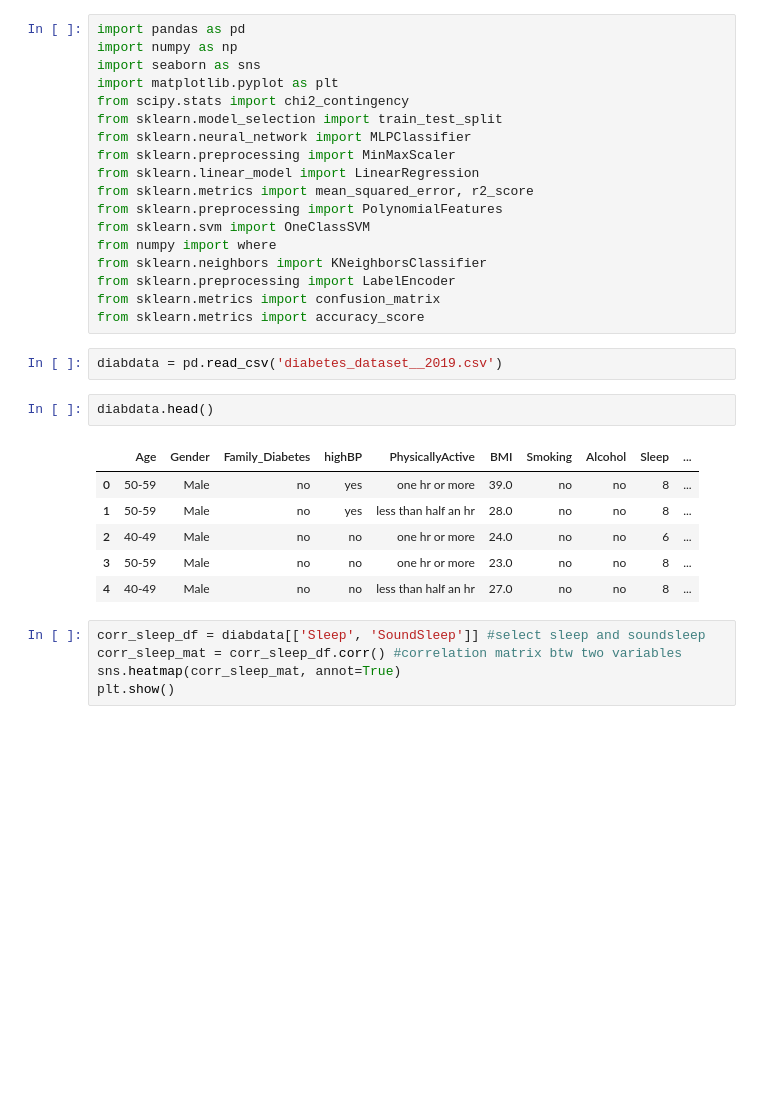
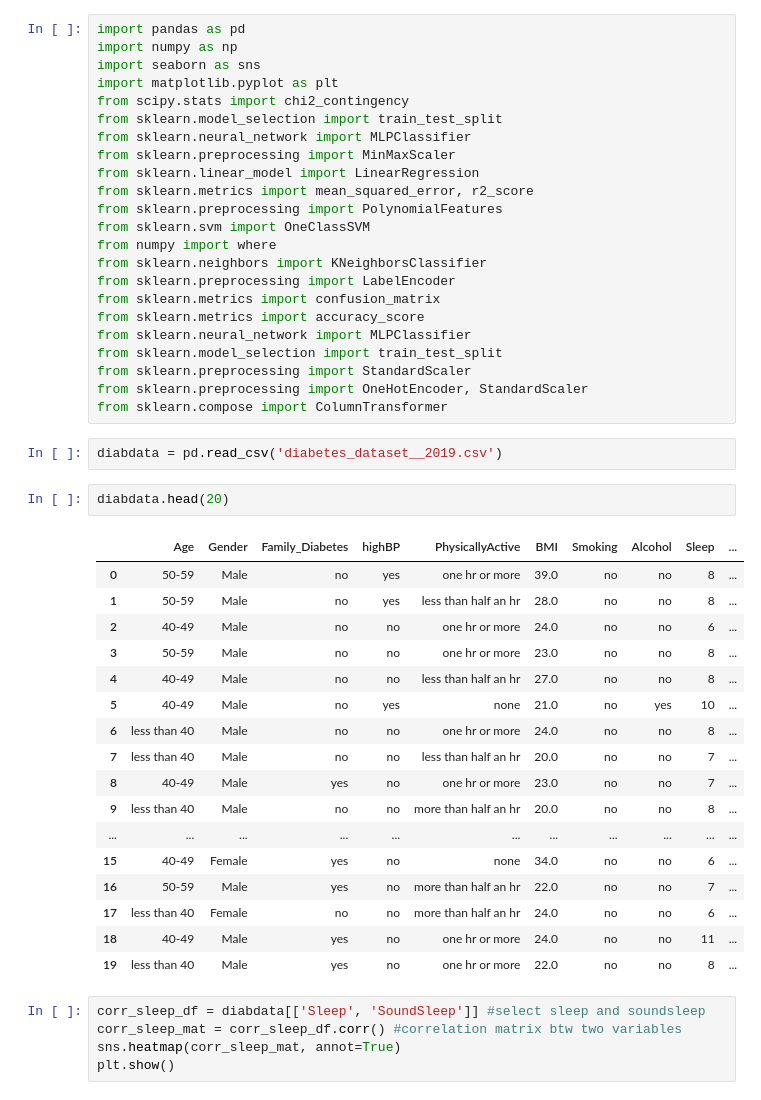
Before and after one commit to MartinYossifov/ECS-171-Project, a Jupyter notebook: ECS171Proj.ipynb, the cells around one changed output. Cells and saved outputs as stored; diff of their text form; blank space fills up the shorter version.

```diff
--- a/ECS171Proj.ipynb
+++ b/ECS171Proj.ipynb
@@ -16,17 +16,33 @@ from sklearn.neighbors import KNeighborsClassifier
 from sklearn.preprocessing import LabelEncoder
 from sklearn.metrics import confusion_matrix
 from sklearn.metrics import accuracy_score
+from sklearn.neural_network import MLPClassifier
+from sklearn.model_selection import train_test_split
+from sklearn.preprocessing import StandardScaler
+from sklearn.preprocessing import OneHotEncoder, StandardScaler
+from sklearn.compose import ColumnTransformer
 # %%
 diabdata = pd.read_csv('diabetes_dataset__2019.csv')
 # %%
-diabdata.head()
+diabdata.head(20)
 # %% [output]
 |  | Age | Gender | Family_Diabetes | highBP | PhysicallyActive | BMI | Smoking | Alcohol | Sleep | ... |
 | 0 | 50-59 | Male | no | yes | one hr or more | 39.0 | no | no | 8 | ... |
 | 1 | 50-59 | Male | no | yes | less than half an hr | 28.0 | no | no | 8 | ... |
 | 2 | 40-49 | Male | no | no | one hr or more | 24.0 | no | no | 6 | ... |
 | 3 | 50-59 | Male | no | no | one hr or more | 23.0 | no | no | 8 | ... |
 | 4 | 40-49 | Male | no | no | less than half an hr | 27.0 | no | no | 8 | ... |
+| 5 | 40-49 | Male | no | yes | none | 21.0 | no | yes | 10 | ... |
+| 6 | less than 40 | Male | no | no | one hr or more | 24.0 | no | no | 8 | ... |
+| 7 | less than 40 | Male | no | no | less than half an hr | 20.0 | no | no | 7 | ... |
+| 8 | 40-49 | Male | yes | no | one hr or more | 23.0 | no | no | 7 | ... |
+| 9 | less than 40 | Male | no | no | more than half an hr | 20.0 | no | no | 8 | ... |
+| ... | ... | ... | ... | ... | ... | ... | ... | ... | ... | ... |
+| 15 | 40-49 | Female | yes | no | none | 34.0 | no | no | 6 | ... |
+| 16 | 50-59 | Male | yes | no | more than half an hr | 22.0 | no | no | 7 | ... |
+| 17 | less than 40 | Female | no | no | more than half an hr | 24.0 | no | no | 6 | ... |
+| 18 | 40-49 | Male | yes | no | one hr or more | 24.0 | no | no | 11 | ... |
+| 19 | less than 40 | Male | yes | no | one hr or more | 22.0 | no | no | 8 | ... |
 # %%
 corr_sleep_df = diabdata[['Sleep', 'SoundSleep']] #select sleep and soundsleep
 corr_sleep_mat = corr_sleep_df.corr() #correlation matrix btw two variables
```
Also changed, not shown: parts of 1 cell of this notebook.
